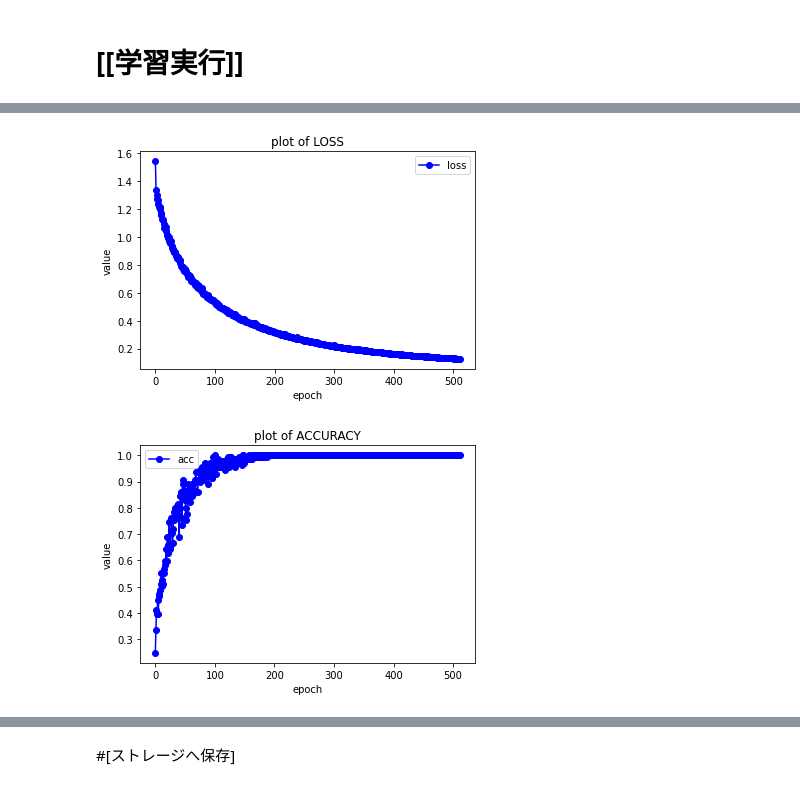
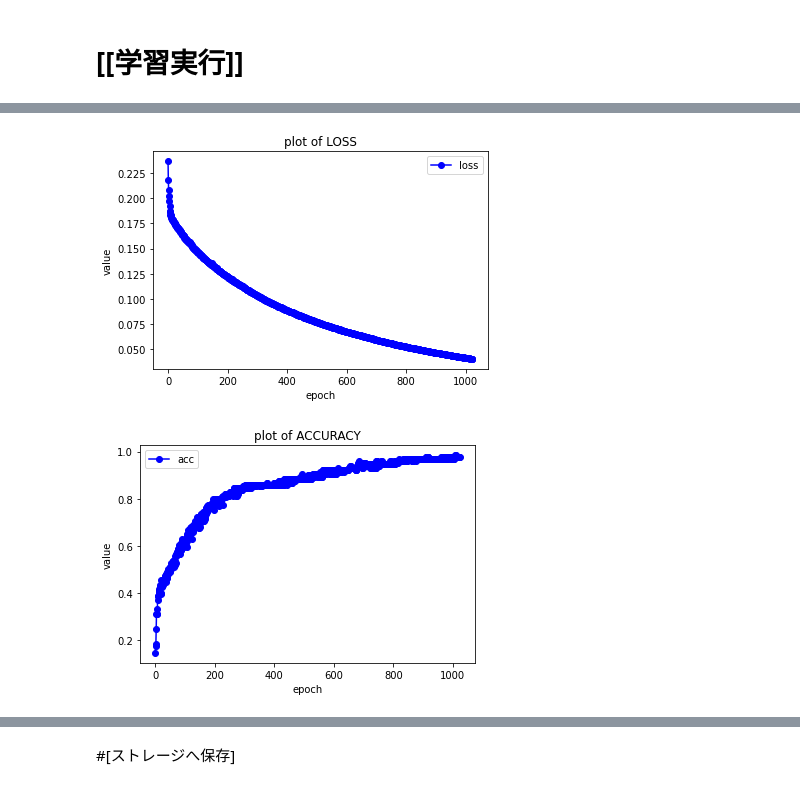
Before and after one commit to s1250103/Public_mori-lab, a Jupyter notebook: experiments/preprcing-learning/learning.ipynb, the cells around one changed output, grey strips where cells are left out. Saved outputs shown, nothing was run; the diff lists cells and outputs as text; code cells hidden in the pictures.

```diff
--- a/experiments/preprcing-learning/learning.ipynb
+++ b/experiments/preprcing-learning/learning.ipynb
@@ -185,7 +197,8 @@ def learning(optimizer, loss):
 # %%
 #学習設定
-loss=cce
-optimizer=sgd
+%%time
+loss=mse
+lr=0.00001
 
 
 # モデル準備
@@ -193,9 +206,9 @@ model = models.load_model('/content/desk/key20201218.h5')
 
 # コンパイル
 model.compile(
-    optimizer=optimizer,
+    optimizer=keras.optimizers.SGD(lr=lr, momentum=0.0, decay=0.0, nesterov=False),
     loss=loss,
-    metrics=['acc'])
+    metrics=['acc', cce])
 
 # 実行
 history = model.fit(
@@ -203,8 +216,9 @@ history = model.fit(
       train_labels,
       validation_data=(test_videos, test_labels),
       batch_size=16,
-      epochs=512,
-      verbose=0)
+      epochs=1024,
+      # verbose=0
+      )
 print("Complete.")
 
 # プロット
@@ -216,2 +245,2 @@ Complete.
-[figure, old version]
+[figure, new version]
-[figure, old version]
+[figure, new version]
```
Also changed, not shown: parts of 6 cells of this notebook.
